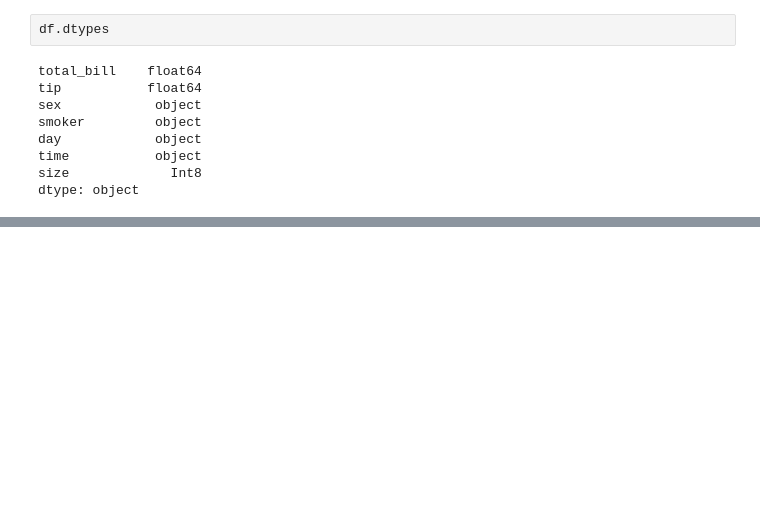
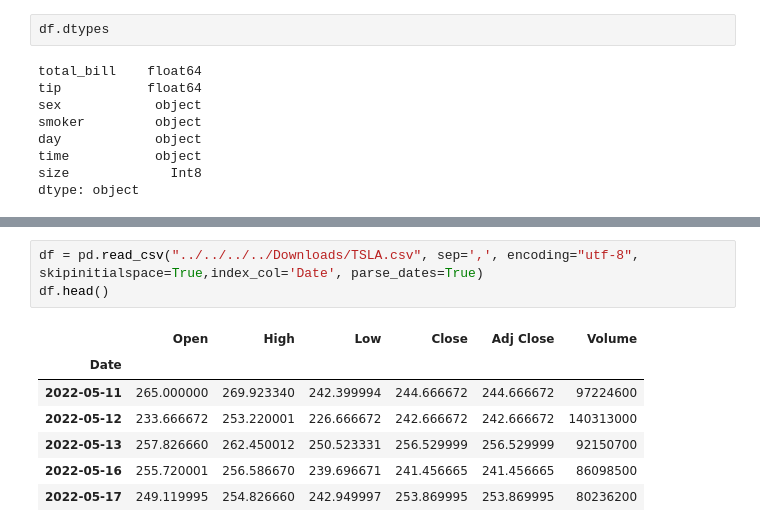
Before and after one commit to MiguelAngel3378/CURSO_ANALISIS_BD2, a Jupyter notebook: m4_pandas/operaciones/pandas.ipynb, the cells around one changed output, grey strips where cells are left out. Cells and saved outputs as stored; diff of their text form; blank space fills up the shorter version.

```diff
--- a/m4_pandas/operaciones/pandas.ipynb
+++ b/m4_pandas/operaciones/pandas.ipynb
@@ -552,0 +600,11 @@ dtype: object
+# %%
+df = pd.read_csv("../../../../Downloads/TSLA.csv", sep=',', encoding="utf-8", skipinitialspace=True,index_col='Date', parse_dates=True)
+df.head()
+# %% [output]
+|  | Open | High | Low | Close | Adj Close | Volume |
+| Date |  |  |  |  |  |  |
+| 2022-05-11 | 265.000000 | 269.923340 | 242.399994 | 244.666672 | 244.666672 | 97224600 |
+| 2022-05-12 | 233.666672 | 253.220001 | 226.666672 | 242.666672 | 242.666672 | 140313000 |
+| 2022-05-13 | 257.826660 | 262.450012 | 250.523331 | 256.529999 | 256.529999 | 92150700 |
+| 2022-05-16 | 255.720001 | 256.586670 | 239.696671 | 241.456665 | 241.456665 | 86098500 |
+| 2022-05-17 | 249.119995 | 254.826660 | 242.949997 | 253.869995 | 253.869995 | 80236200 |
```
Also changed, not shown: parts of 7 cells of this notebook.
